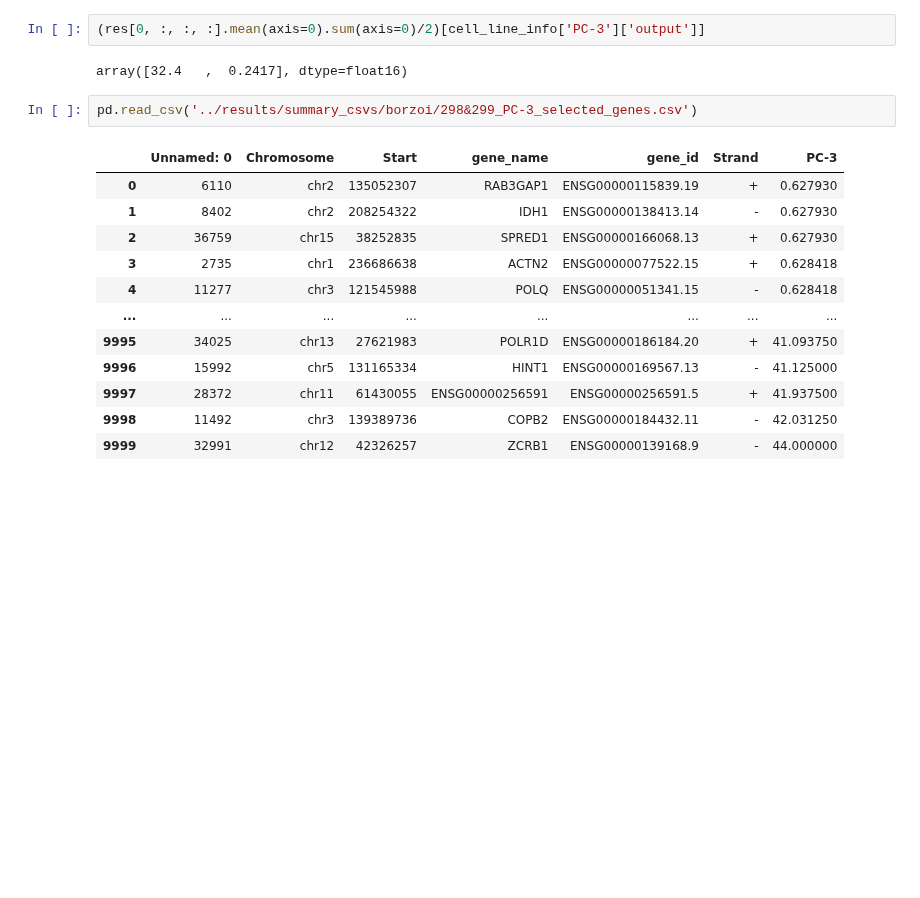
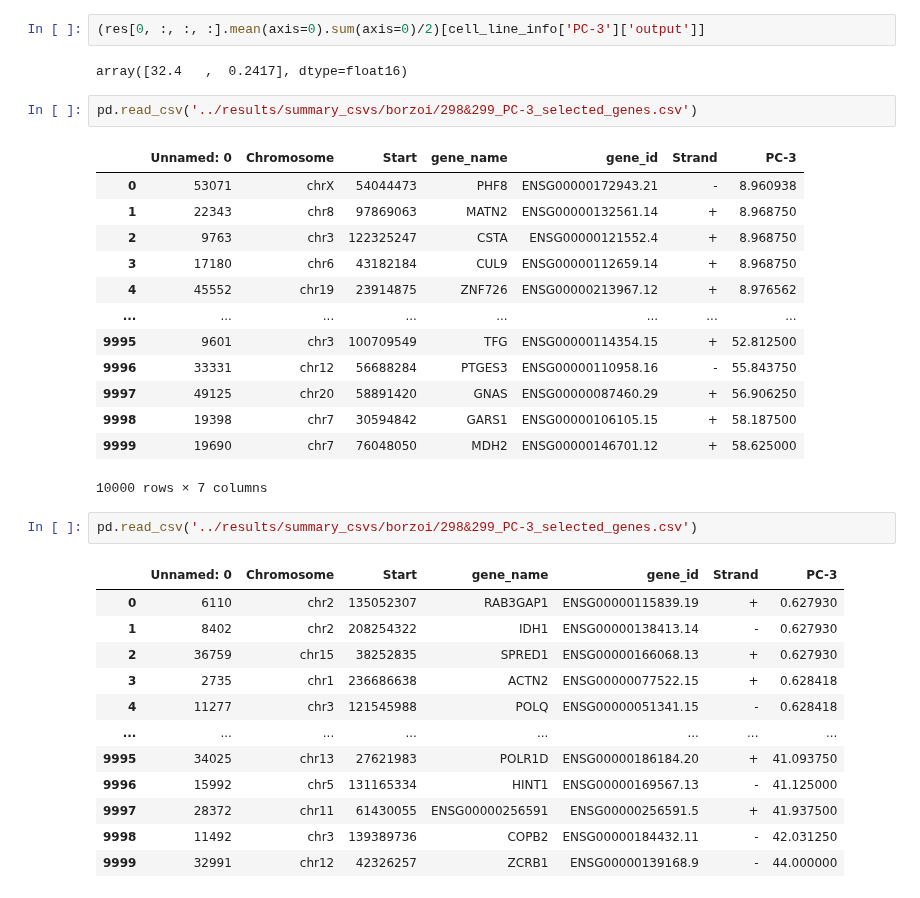
Before and after one commit to p-koo/creme-nn, a Jupyter notebook: figures/Untitled.ipynb, the cells around one changed output. Cells and saved outputs as stored; diff of their text form; blank space fills up the shorter version.

Commit message:
add context test for borzoi

```diff
--- a/figures/Untitled.ipynb
+++ b/figures/Untitled.ipynb
@@ -38,6 +38,22 @@ cell_line_info
 (res[0, :, :, :].mean(axis=0).sum(axis=0)/2)[cell_line_info['PC-3']['output']]
 # %% [output]
 array([32.4   ,  0.2417], dtype=float16)
+# %%
+pd.read_csv('../results/summary_csvs/borzoi/298&299_PC-3_selected_genes.csv')
+# %% [output]
+|  | Unnamed: 0 | Chromosome | Start | gene_name | gene_id | Strand | PC-3 |
+| 0 | 53071 | chrX | 54044473 | PHF8 | ENSG00000172943.21 | - | 8.960938 |
+| 1 | 22343 | chr8 | 97869063 | MATN2 | ENSG00000132561.14 | + | 8.968750 |
+| 2 | 9763 | chr3 | 122325247 | CSTA | ENSG00000121552.4 | + | 8.968750 |
+| 3 | 17180 | chr6 | 43182184 | CUL9 | ENSG00000112659.14 | + | 8.968750 |
+| 4 | 45552 | chr19 | 23914875 | ZNF726 | ENSG00000213967.12 | + | 8.976562 |
+| ... | ... | ... | ... | ... | ... | ... | ... |
+| 9995 | 9601 | chr3 | 100709549 | TFG | ENSG00000114354.15 | + | 52.812500 |
+| 9996 | 33331 | chr12 | 56688284 | PTGES3 | ENSG00000110958.16 | - | 55.843750 |
+| 9997 | 49125 | chr20 | 58891420 | GNAS | ENSG00000087460.29 | + | 56.906250 |
+| 9998 | 19398 | chr7 | 30594842 | GARS1 | ENSG00000106105.15 | + | 58.187500 |
+| 9999 | 19690 | chr7 | 76048050 | MDH2 | ENSG00000146701.12 | + | 58.625000 |
+10000 rows × 7 columns
 # %%
 pd.read_csv('../results/summary_csvs/borzoi/298&299_PC-3_selected_genes.csv')
 # %% [output]
```
Also changed, not shown: 2 other files.
